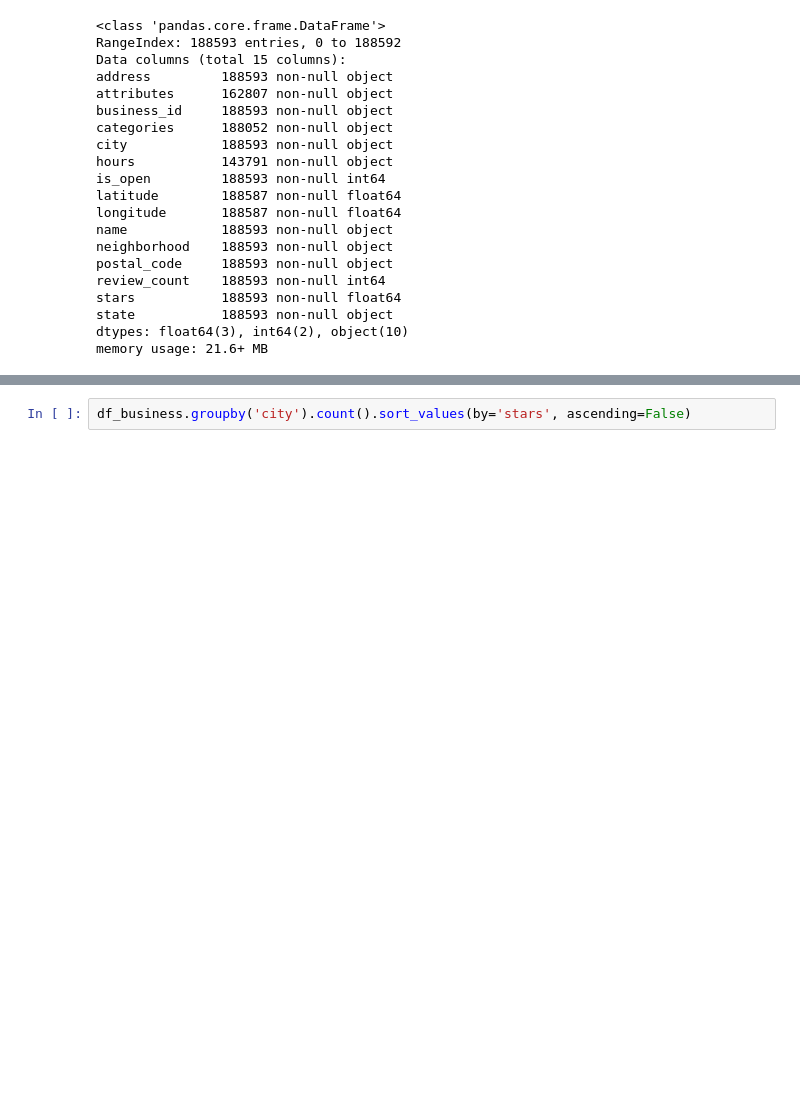
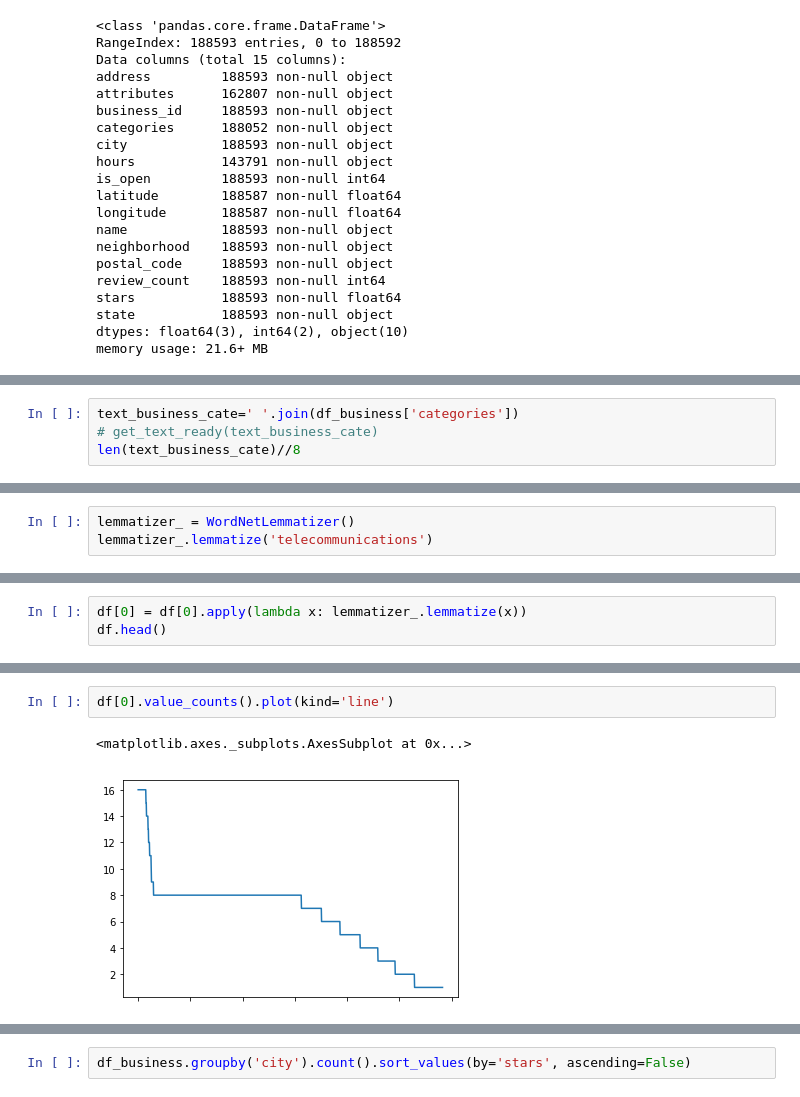
Before and after one commit to ChengdaoYang/Data_Analytics_003, a Jupyter notebook: business.json_to_df.ipynb, the cells around one changed output, grey strips where cells are left out. Drawn from its saved outputs; the diff is of its cells as text; blank space fills up the shorter version.

```diff
--- a/business.json_to_df.ipynb
+++ b/business.json_to_df.ipynb
@@ -63,0 +100,4 @@ with open('data/yelp-dataset/df_business.pickle', 'wb') as fp:
+# %%
+text_business_cate=' '.join(df_business['categories'])
+# get_text_ready(text_business_cate)
+len(text_business_cate)//8
@@ -63,0 +150,3 @@ with open('data/yelp-dataset/df_business.pickle', 'wb') as fp:
+# %%
+lemmatizer_ = WordNetLemmatizer()
+lemmatizer_.lemmatize('telecommunications')
@@ -63,0 +159,3 @@ with open('data/yelp-dataset/df_business.pickle', 'wb') as fp:
+# %%
+df[0] = df[0].apply(lambda x: lemmatizer_.lemmatize(x))
+df.head()
@@ -63,0 +181,5 @@ with open('data/yelp-dataset/df_business.pickle', 'wb') as fp:
+# %%
+df[0].value_counts().plot(kind='line')
+# %% [output]
+<matplotlib.axes._subplots.AxesSubplot at 0x...>
+[figure, added]
```
Also changed, not shown: parts of 22 cells of this notebook, 1 other file.
